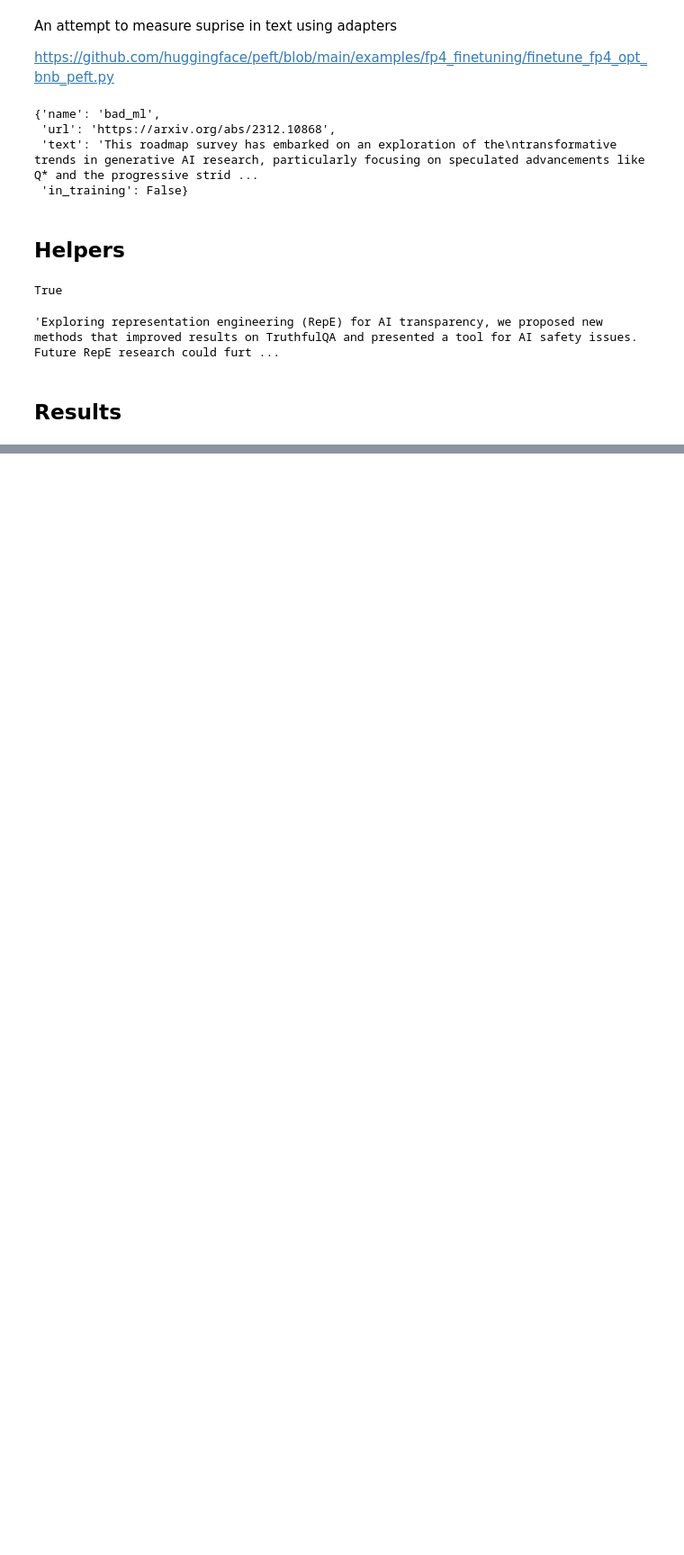
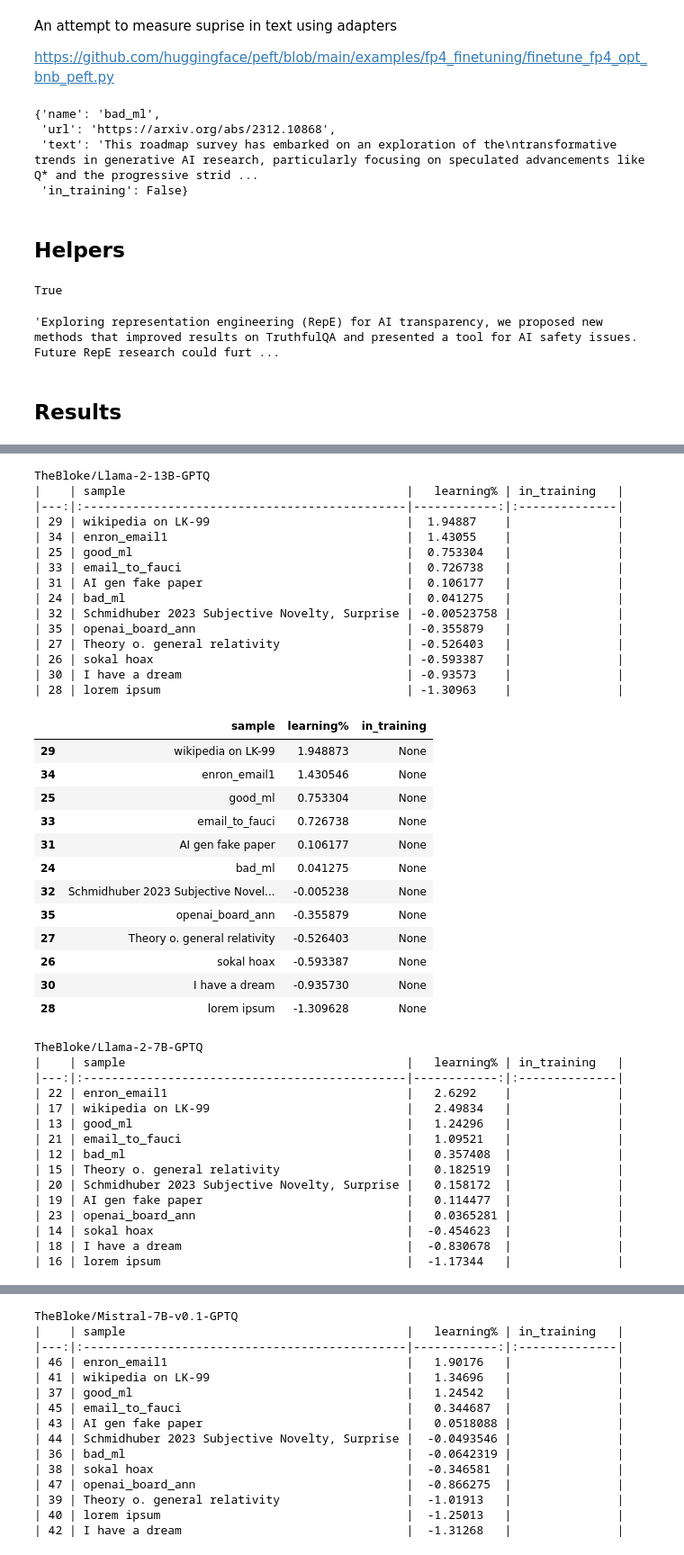
Before and after one commit to wassname/detect_bs_text, a Jupyter notebook: nbs/01_use_tldr_prompt.ipynb, the cells around one changed output, grey strips where cells are left out. Shown: that part at 90% size. Saved outputs shown, nothing was run; the diff lists cells and outputs as text; code cells hidden in the pictures; blank space fills up the shorter version.

```diff
--- a/nbs/01_use_tldr_prompt.ipynb
+++ b/nbs/01_use_tldr_prompt.ipynb
@@ -259,0 +391,51 @@ for n,d in df.groupby("model"):
+# %%
+df["learning%"] = (df["before"] - df["after"])
+for n,d in df.groupby("model"):
+    print(n)
+    d = d[['sample', 'learning%', 'in_training']].sort_values("learning%", ascending=False)
+    print(d.to_markdown())
+    display(d)
+# %% [output]
+TheBloke/Llama-2-13B-GPTQ
+|    | sample                                        |   learning% | in_training   |
+|---:|:----------------------------------------------|------------:|:--------------|
+| 29 | wikipedia on LK-99                            |  1.94887    |               |
+| 34 | enron_email1                                  |  1.43055    |               |
+| 25 | good_ml                                       |  0.753304   |               |
+| 33 | email_to_fauci                                |  0.726738   |               |
+| 31 | AI gen fake paper                             |  0.106177   |               |
+| 24 | bad_ml                                        |  0.041275   |               |
+| 32 | Schmidhuber 2023 Subjective Novelty, Surprise | -0.00523758 |               |
+| 35 | openai_board_ann                              | -0.355879   |               |
+| 27 | Theory o. general relativity                  | -0.526403   |               |
+| 26 | sokal hoax                                    | -0.593387   |               |
+| 30 | I have a dream                                | -0.93573    |               |
+| 28 | lorem ipsum                                   | -1.30963    |               |
+|  | sample | learning% | in_training |
+| 29 | wikipedia on LK-99 | 1.948873 | None |
+| 34 | enron_email1 | 1.430546 | None |
+| 25 | good_ml | 0.753304 | None |
+| 33 | email_to_fauci | 0.726738 | None |
+| 31 | AI gen fake paper | 0.106177 | None |
+| 24 | bad_ml | 0.041275 | None |
+| 32 | Schmidhuber 2023 Subjective Novel... | -0.005238 | None |
+| 35 | openai_board_ann | -0.355879 | None |
+| 27 | Theory o. general relativity | -0.526403 | None |
+| 26 | sokal hoax | -0.593387 | None |
+| 30 | I have a dream | -0.935730 | None |
+| 28 | lorem ipsum | -1.309628 | None |
+TheBloke/Llama-2-7B-GPTQ
+|    | sample                                        |   learning% | in_training   |
+|---:|:----------------------------------------------|------------:|:--------------|
+| 22 | enron_email1                                  |   2.6292    |               |
+| 17 | wikipedia on LK-99                            |   2.49834   |               |
+| 13 | good_ml                                       |   1.24296   |               |
+| 21 | email_to_fauci                                |   1.09521   |               |
+| 12 | bad_ml                                        |   0.357408  |               |
+| 15 | Theory o. general relativity                  |   0.182519  |               |
+| 20 | Schmidhuber 2023 Subjective Novelty, Surprise |   0.158172  |               |
+| 19 | AI gen fake paper                             |   0.114477  |               |
+| 23 | openai_board_ann                              |   0.0365281 |               |
+| 14 | sokal hoax                                    |  -0.454623  |               |
+| 18 | I have a dream                                |  -0.830678  |               |
+| 16 | lorem ipsum                                   |  -1.17344   |               |
@@ -259,0 +455,15 @@ for n,d in df.groupby("model"):
+TheBloke/Mistral-7B-v0.1-GPTQ
+|    | sample                                        |   learning% | in_training   |
+|---:|:----------------------------------------------|------------:|:--------------|
+| 46 | enron_email1                                  |   1.90176   |               |
+| 41 | wikipedia on LK-99                            |   1.34696   |               |
+| 37 | good_ml                                       |   1.24542   |               |
+| 45 | email_to_fauci                                |   0.344687  |               |
+| 43 | AI gen fake paper                             |   0.0518088 |               |
+| 44 | Schmidhuber 2023 Subjective Novelty, Surprise |  -0.0493546 |               |
+| 36 | bad_ml                                        |  -0.0642319 |               |
+| 38 | sokal hoax                                    |  -0.346581  |               |
+| 47 | openai_board_ann                              |  -0.866275  |               |
+| 39 | Theory o. general relativity                  |  -1.01913   |               |
+| 40 | lorem ipsum                                   |  -1.25013   |               |
+| 42 | I have a dream                                |  -1.31268   |               |
```
Also changed, not shown: parts of 9 cells of this notebook, 2 other files.
